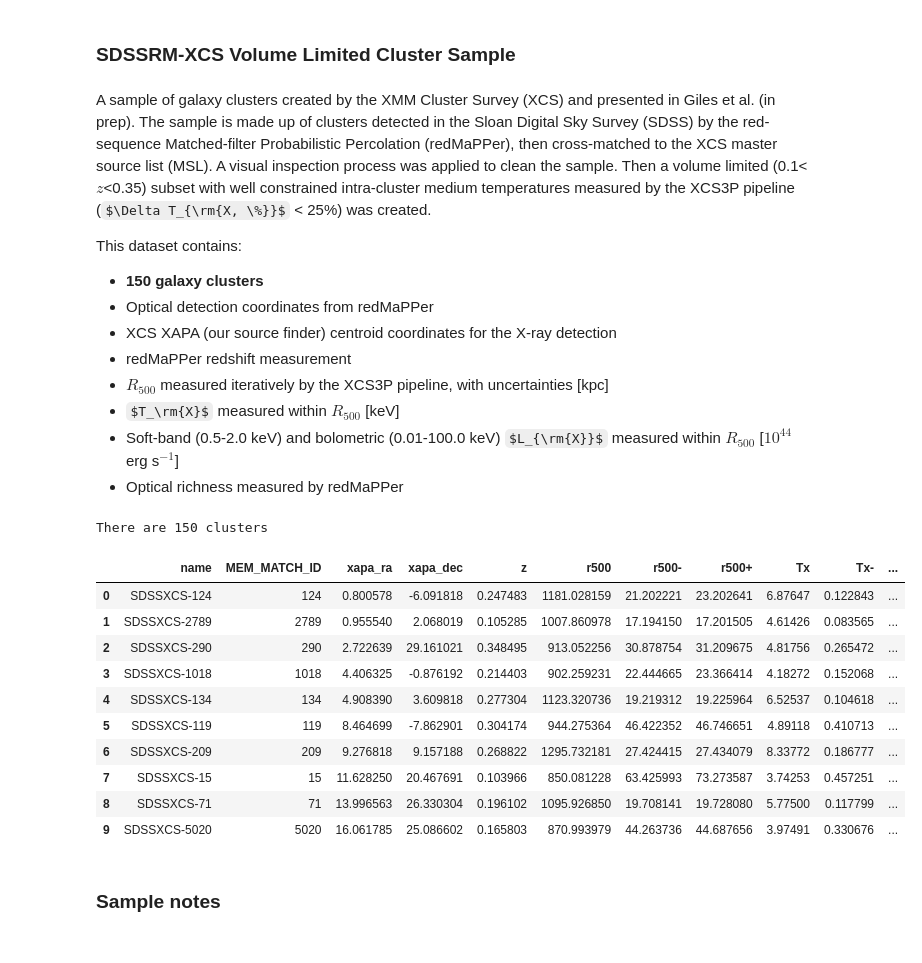
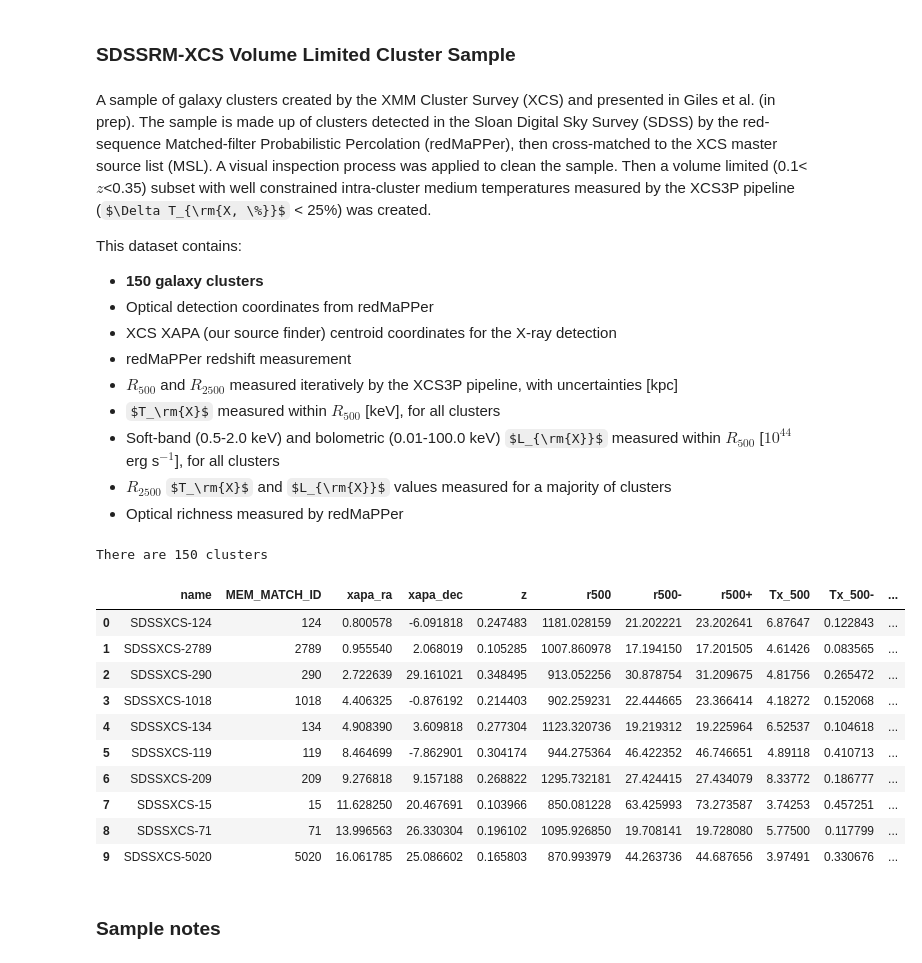
Before and after one commit to DavidT3/XCS-Mass-Paper-I-Analysis, a Jupyter notebook: notebooks/sample_properties.ipynb, the cells around one changed output. Saved outputs shown, nothing was run; the diff lists cells and outputs as text; code cells hidden in the pictures; some formulas as TeX source.

```diff
--- a/notebooks/sample_properties.ipynb
+++ b/notebooks/sample_properties.ipynb
@@ -6,6 +6,7 @@ This notebook is a part of the analysis work for the first XMM Cluster Survey (X
 ## Import Statements
 # %%
 import pandas as pd
+pd.set_option('display.max_columns', None)
 import matplotlib.pyplot as plt
 import numpy as np
 from astropy.coordinates import SkyCoord
@@ -60,17 +61,18 @@ This dataset contains:
 * Optical detection coordinates from redMaPPer
 * XCS XAPA (our source finder) centroid coordinates for the X-ray detection
 * redMaPPer redshift measurement
-* $R_{500}$ measured iteratively by the XCS3P pipeline, with uncertainties [kpc]
-* $T_\rm{X}$ measured within $R_{500}$ [keV]
-* Soft-band (0.5-2.0 keV) and bolometric (0.01-100.0 keV) $L_{\rm{X}}$ measured within $R_{500}$ [$10^{44}$ erg s$^{-1}$]
+* $R_{500}$ and $R_{2500}$ measured iteratively by the XCS3P pipeline, with uncertainties [kpc]
+* $T_\rm{X}$ measured within $R_{500}$ [keV], for all clusters
+* Soft-band (0.5-2.0 keV) and bolometric (0.01-100.0 keV) $L_{\rm{X}}$ measured within $R_{500}$ [$10^{44}$ erg s$^{-1}$], for all clusters
+* $R_{2500}$ $T_\rm{X}$ and $L_{\rm{X}}$ values measured for a majority of clusters
 * Optical richness measured by redMaPPer
 # %%
-xcs3p = pd.read_csv("../sample_files/xcs3p_sdssrm_vol_lim_temperr_25%_clusters.csv")
+xcs3p = pd.read_csv("../sample_files/xcs3p_sdssrm_clusters.csv")
 print("There are", len(xcs3p), "clusters")
 xcs3p.head(10)
 # %% [output]
 There are 150 clusters
-|  | name | MEM_MATCH_ID | xapa_ra | xapa_dec | z | r500 | r500- | r500+ | Tx | Tx- | ... |
+|  | name | MEM_MATCH_ID | xapa_ra | xapa_dec | z | r500 | r500- | r500+ | Tx_500 | Tx_500- | ... |
 | 0 | SDSSXCS-124 | 124 | 0.800578 | -6.091818 | 0.247483 | 1181.028159 | 21.202221 | 23.202641 | 6.87647 | 0.122843 | ... |
 | 1 | SDSSXCS-2789 | 2789 | 0.955540 | 2.068019 | 0.105285 | 1007.860978 | 17.194150 | 17.201505 | 4.61426 | 0.083565 | ... |
 | 2 | SDSSXCS-290 | 290 | 2.722639 | 29.161021 | 0.348495 | 913.052256 | 30.878754 | 31.209675 | 4.81756 | 0.265472 | ... |
```
Also changed, not shown: parts of 5 cells of this notebook, 4 other files.
